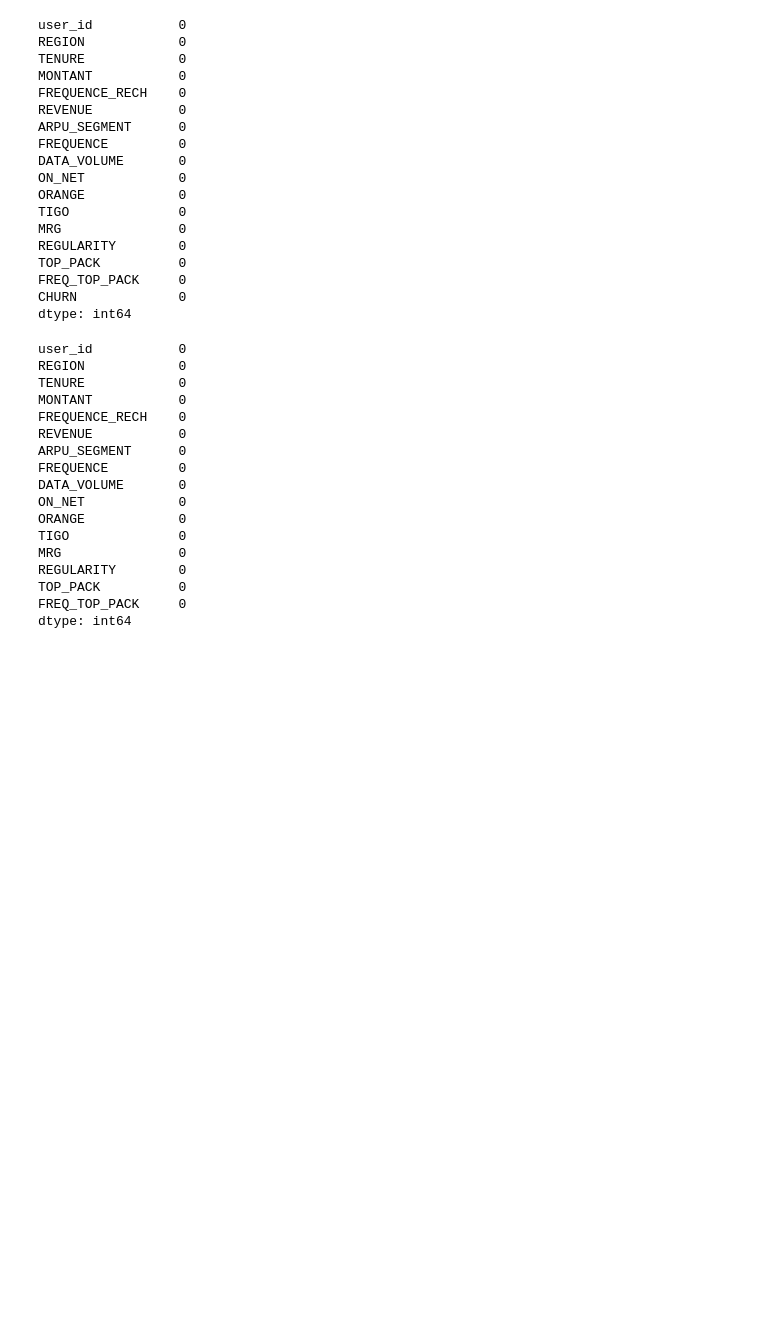
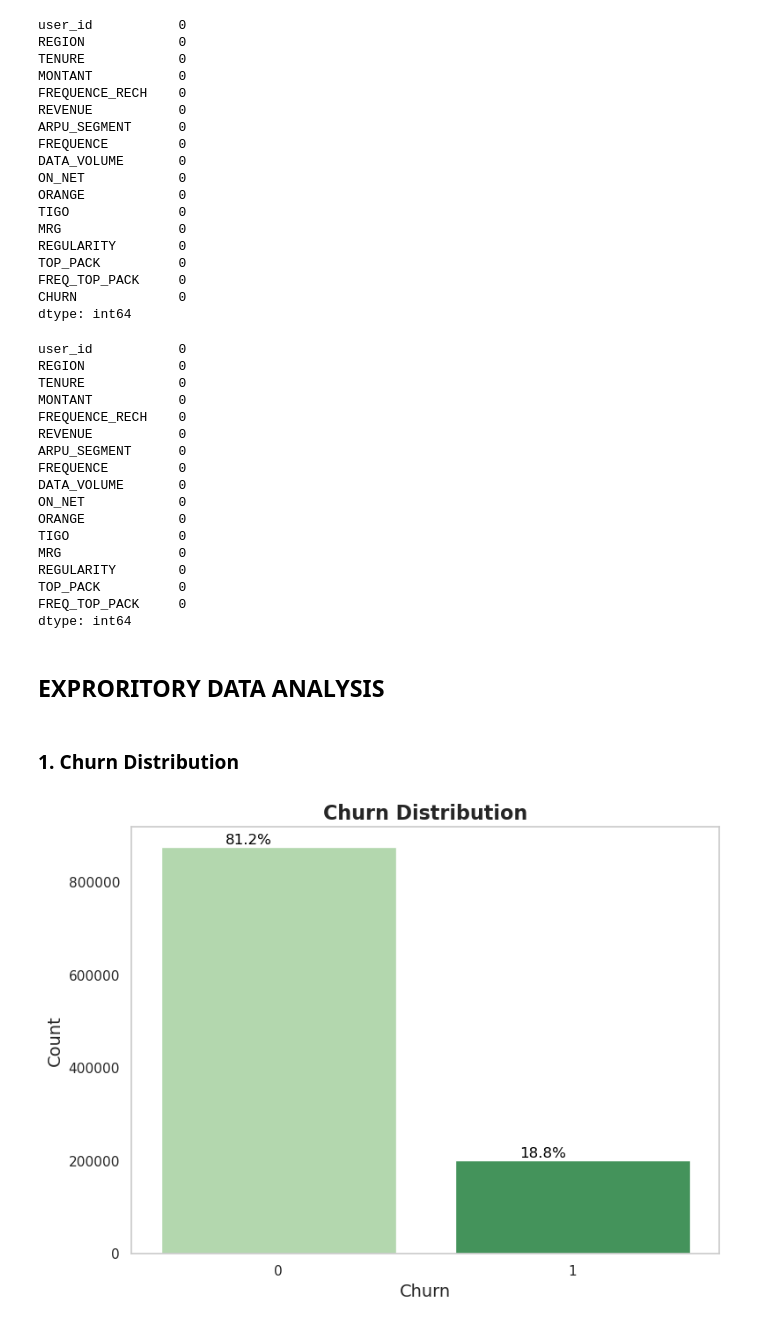
Before and after one commit to elishastanley/Customer-Churn-Prediction-Challenge-For-Azubian, a Jupyter notebook: Notebook/churn.ipynb, the cells around one changed output. Cells and saved outputs as stored; diff of their text form; code cells hidden in the pictures; blank space fills up the shorter version.

Commit message:
Exploritory Data Analysis

```diff
--- a/Notebook/churn.ipynb
+++ b/Notebook/churn.ipynb
@@ -204,3 +208,24 @@ REGULARITY        0
 TOP_PACK          0
 FREQ_TOP_PACK     0
 dtype: int64
+# %% [markdown]
+## EXPRORITORY DATA ANALYSIS
+# %% [markdown]
+### 1. Churn Distribution
+# %%
+plt.figure(figsize=(8, 6))
+ax = sns.countplot(x='CHURN', data=train, palette='Greens')
+plt.title('Churn Distribution', fontsize=16, weight='bold')
+plt.xlabel('Churn', fontsize=14)
+plt.ylabel('Count', fontsize=14)
+ax.grid(False)
+total = len(train)
+for p in ax.patches:
+    percentage = '{:.1f}%'.format(100 * p.get_height() / total)
+    x = p.get_x() + p.get_width() / 2 - 0.1
+    y = p.get_height()
+    ax.annotate(percentage, (x, y), fontsize=12, color='black', ha='center', va='bottom')
+plt.tight_layout()
+plt.show()
+# %% [output]
+[figure, added]
```
Also changed, not shown: parts of 20 cells of this notebook.
